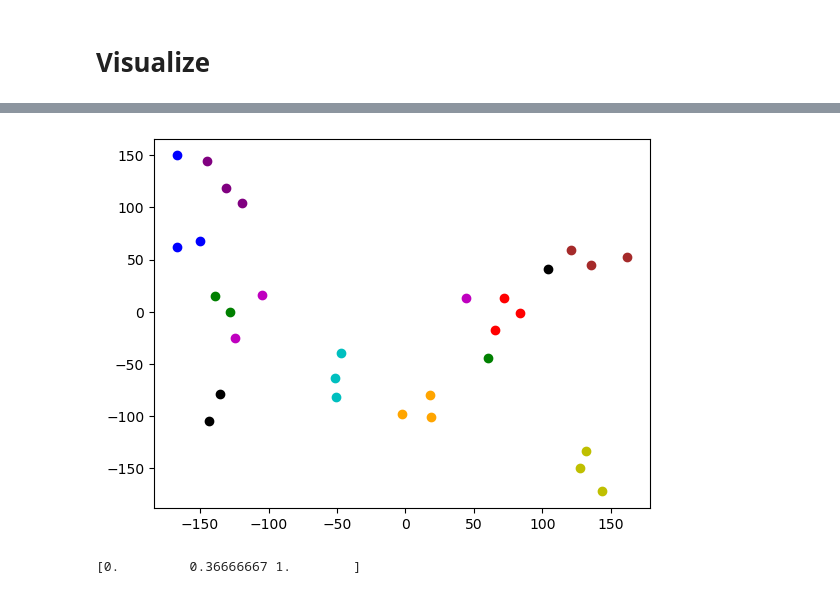
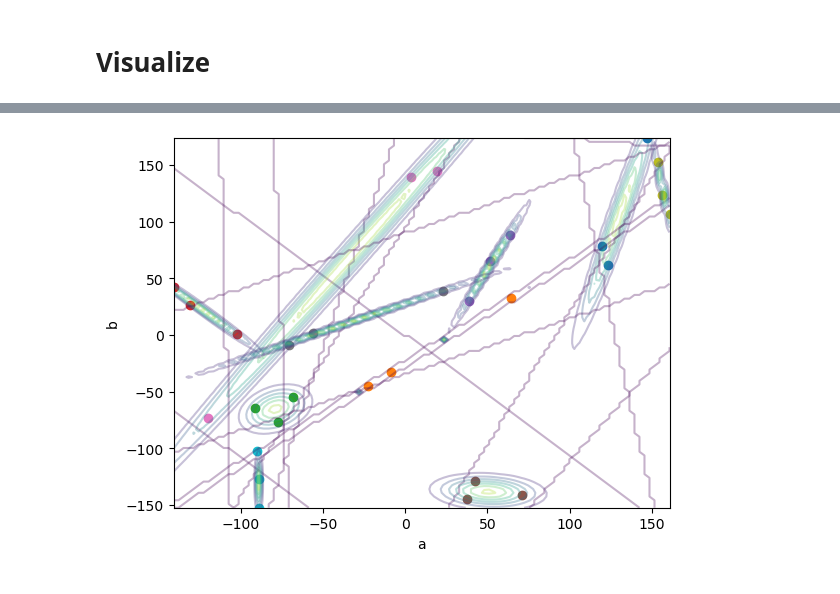
Before and after one commit to qkhanh711/NanoClassification, a Jupyter notebook: NANO.ipynb, the cells around one changed output, grey strips where cells are left out. Cells and saved outputs as stored; diff of their text form; code cells hidden in the pictures.

```diff
--- a/NANO.ipynb
+++ b/NANO.ipynb
@@ -106,0 +109,22 @@ F1-score: 0.6538
+# %%
+from sklearn.ensemble import AdaBoostClassifier
+from sklearn.ensemble import VotingClassifier
+
+ensemble_clf = VotingClassifier(
+    estimators=[
+        ('logistic', models[0]),
+        ('svc', models[1]),
+        ('random_forest', models[4]),
+    ],
+    voting='soft'
+)
+with warnings.catch_warnings():
+    warnings.simplefilter("ignore")
+    ensemble_clf.fit(X_train, y_train)
+
+boosting_clf = AdaBoostClassifier(
+    estimator=ensemble_clf,
+    n_estimators=10,
+    learning_rate=1.0
+)
+boosting_clf.fit(X_train, y_train.ravel())
@@ -502,16 +511,25 @@ X_train, X_test, y_train, y_test = train_test_split(X, y, test_size= 0.4, strati
-# %%
-from sklearn.manifold import TSNE
-
-tsne = TSNE(n_components=2, perplexity=4)
-
-X_tsne = tsne.fit_transform(X_train)
-visualize(X_tsne,y_train, option = "2d",eval = 50, azim =40, legend = False)
-# %% [output]
-[figure, removed]
-# %%
-a = np.array([-10, 1, 20])
-b = np.maximum(a,0)
-c = Norm(a)
-print(c)
-# %% [output]
-[0.         0.36666667 1.        ]
+# %%
+from scipy.stats import multivariate_normal
+num_classes = 10
+
+class_distributions = []
+for i in range(num_classes):
+    X_class = X_tsne[y_train.ravel() == i]
+    class_mean = X_class.mean(axis=0)
+    class_covariance = np.cov(X_class.T)
+    class_distribution = multivariate_normal(mean=class_mean, cov=class_covariance)
+    class_distributions.append(class_distribution)
+
+a, b = np.meshgrid(np.linspace(X_tsne[:, 0].min(), X_tsne[:, 0].max(), 100), np.linspace(X_tsne[:, 1].min(), X_tsne[:, 1].max(), 100))
+pos = np.dstack((a, b))
+
+plt.xlabel("a")
+plt.ylabel("b")
+for i in range(num_classes):
+    plt.contour(a, b, class_distributions[i].pdf(pos), alpha=0.3)
+    plt.scatter(X_tsne[y_train.ravel() == i, 0], X_tsne[y_train.ravel() == i, 1], c=f"C{i}", label=f"Class {i}")
+
+# plt.legend()
+plt.show()
+# %% [output]
+[figure, added]
```
Also changed, not shown: parts of 10 cells of this notebook, 6 other files.
